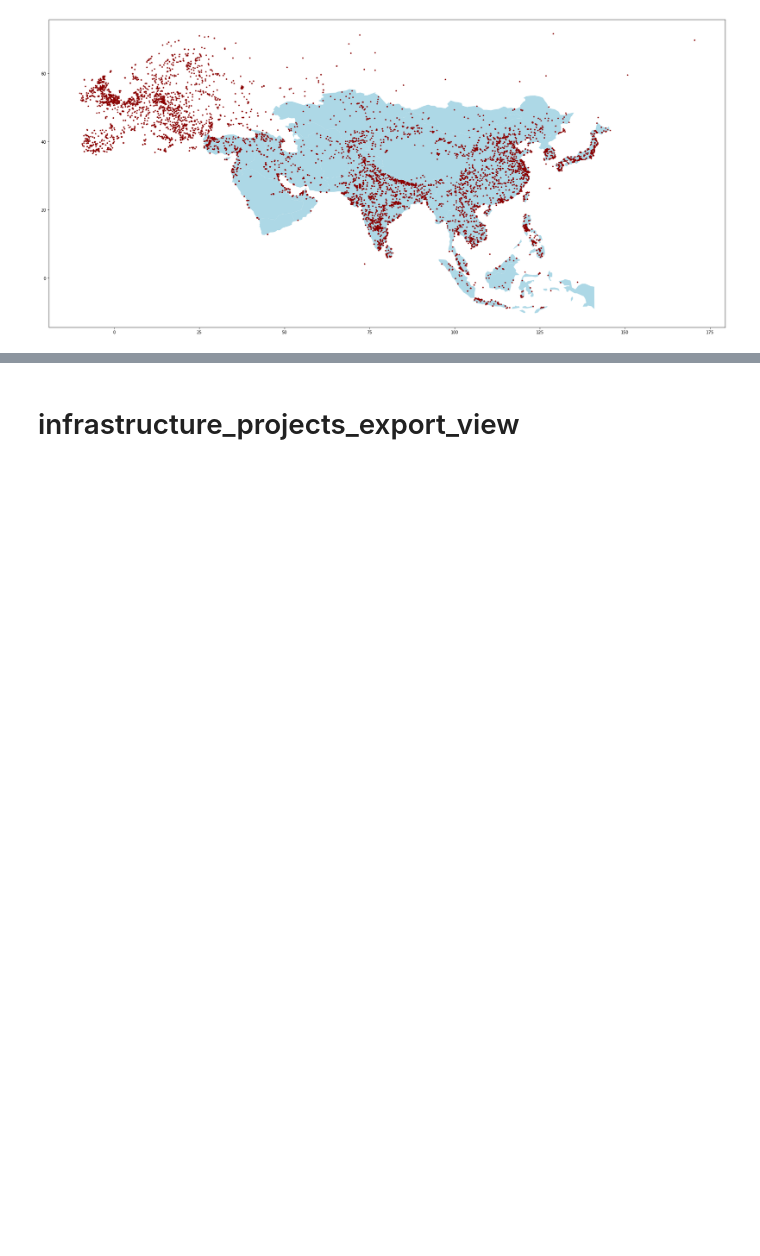
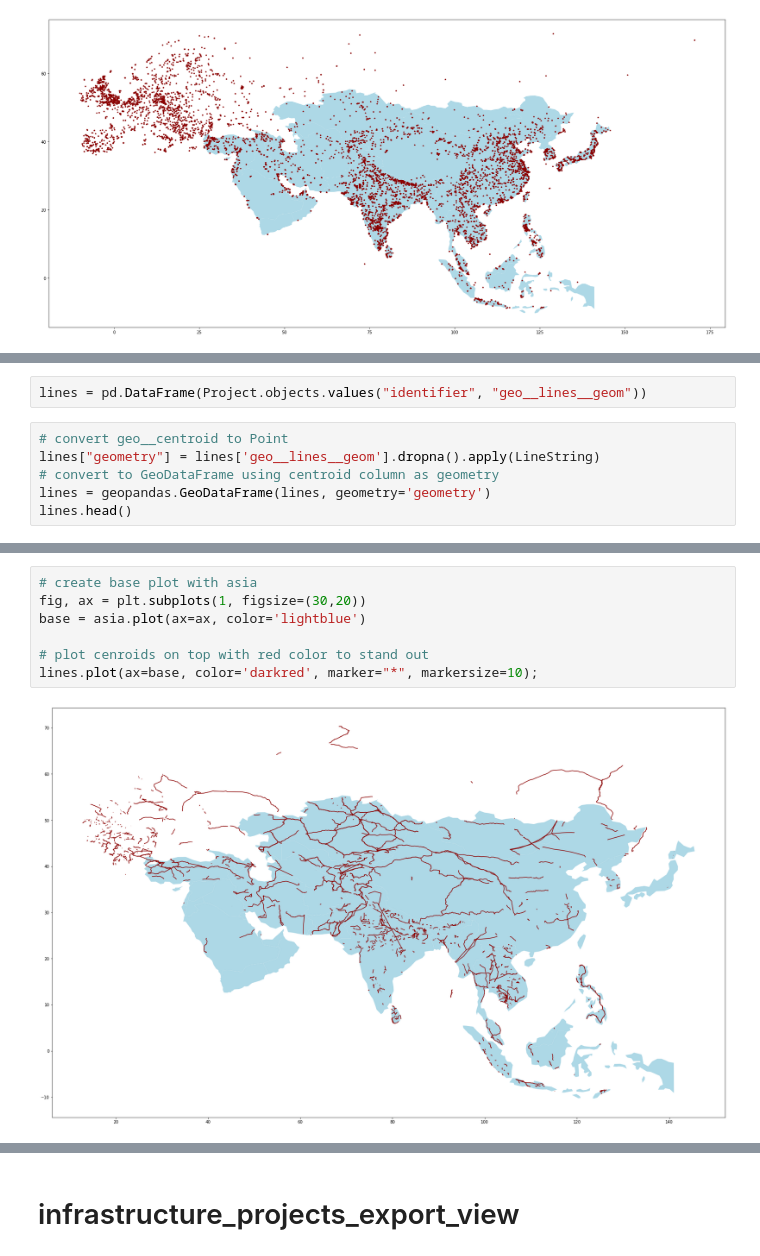
Before and after one commit to CSIS-iLab/new-silk-road, a Jupyter notebook: geodata.ipynb, the cells around one changed output, grey strips where cells are left out. Cells and saved outputs as stored; diff of their text form; blank space fills up the shorter version.

Commit message:
lines

```diff
--- a/geodata.ipynb
+++ b/geodata.ipynb
@@ -71,0 +74,8 @@ df.plot(ax=base, color='darkred', marker="*", markersize=10);
+# %%
+lines = pd.DataFrame(Project.objects.values("identifier", "geo__lines__geom"))
+# %%
+# convert geo__centroid to Point
+lines["geometry"] = lines['geo__lines__geom'].dropna().apply(LineString)
+# convert to GeoDataFrame using centroid column as geometry
+lines = geopandas.GeoDataFrame(lines, geometry='geometry')
+lines.head()
@@ -71,0 +89,9 @@ df.plot(ax=base, color='darkred', marker="*", markersize=10);
+# %%
+# create base plot with asia
+fig, ax = plt.subplots(1, figsize=(30,20))
+base = asia.plot(ax=ax, color='lightblue')
+
+# plot cenroids on top with red color to stand out
+lines.plot(ax=base, color='darkred', marker="*", markersize=10);
+# %% [output]
+[figure, added]
```
Also changed, not shown: parts of 8 cells of this notebook.
